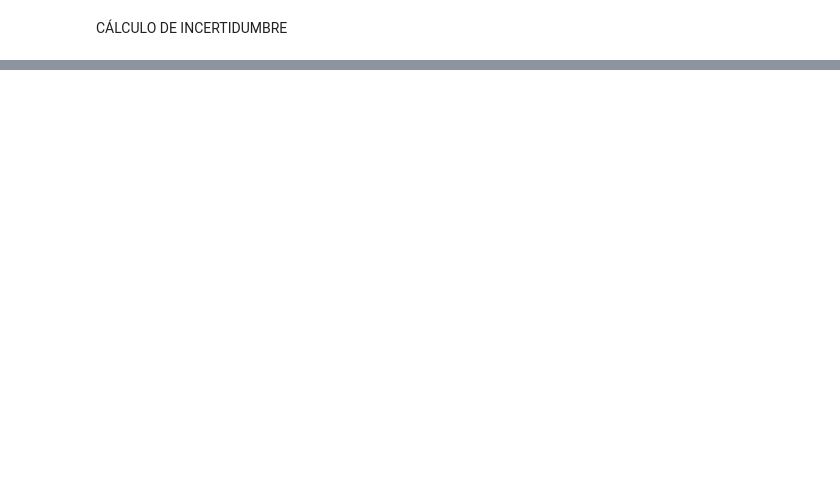
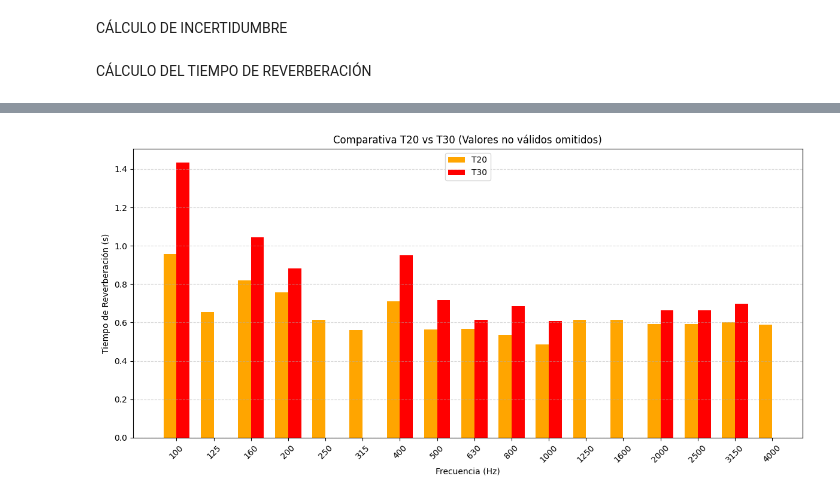
Before and after one commit to eliaslaredo/IACR_P4, a Jupyter notebook: IACR_P4.ipynb, the cells around one changed output, grey strips where cells are left out. Drawn from its saved outputs; the diff is of its cells as text; code cells hidden in the pictures; blank space fills up the shorter version.

```diff
--- a/IACR_P4.ipynb
+++ b/IACR_P4.ipynb
@@ -349,2 +417,73 @@ plt.show()
 # %% [markdown]
 CÁLCULO DE INCERTIDUMBRE
+# %% [markdown]
+CÁLCULO DEL TIEMPO DE REVERBERACIÓN
+# %%
+nombre_archivo = 'P1.wav'
+frecuencias_centrales = [100,125,160,200,250,315,400,500,630,800,1000,1250,1600,2000,2500,3150,4000]
+
+#Cargar audio
+try:
+    fs, datos_audio = wavfile.read(nombre_archivo)
+    print(f"Archivo '{nombre_archivo}' cargado correctamente. Frecuencia de muestreo: {fs} Hz, Duración: {len(datos_audio)/fs:.2f} s")
+except Exception as e:
+    print(f"Error al cargar el archivo '{nombre_archivo}': {e}")
+
+#listas para guardar resultados
+valores_t20 = []
+valores_t30 = []
+
+if len(datos_audio) > 0:
+
+    print(f"{'Frec (Hz)':<10} | {'T20 (s)':<10} | {'T30 (s)':<10}")
+
+
+    for fc in frecuencias_centrales:
+        #Definir banda
+        f_inf = fc * (2 ** (-1/6))
+        f_sup = fc * (2 ** (1/6))
+
+        #Filtrar
+        sos = crear_filtro_pasobanda(f_inf, f_sup, fs)
+        señal_filtrada = signal.sosfilt(sos, datos_audio)
+
+        # Integración
+        curva = integracion_schroeder(señal_filtrada)
+
+        # calcular T20 y T30
+        res_t20 = calcular_t60(curva, fs, tipo='T20')
+        res_t30 = calcular_t60(curva, fs, tipo='T30')
+
+        valores_t20.append(res_t20)
+        valores_t30.append(res_t30)
+
+        # Si es 0, mostramos un guion "-"
+        str_t20 = f"{res_t20:.3f}" if res_t20 > 0 else "---"
+        str_t30 = f"{res_t30:.3f}" if res_t30 > 0 else "---"
+
+        print(f"{fc:<10} | {str_t20:<10} | {str_t30:<10}")
+
+
+    # Gráfica comparativa T20 y T30
+    plt.figure(figsize=(12, 6))
+    x = np.arange(len(frecuencias_centrales))
+    ancho = 0.35
+
+    v_t20_plot = np.array(valores_t20, dtype=float)
+    v_t20_plot[v_t20_plot == 0] = np.nan
+
+    v_t30_plot = np.array(valores_t30, dtype=float)
+    v_t30_plot[v_t30_plot == 0] = np.nan
+
+    plt.bar(x - ancho/2, v_t20_plot, ancho, label='T20', color='orange')
+    plt.bar(x + ancho/2, v_t30_plot, ancho, label='T30', color='red')
+
+    plt.xticks(x, frecuencias_centrales, rotation=45)
+    plt.xlabel('Frecuencia (Hz)')
+    plt.ylabel('Tiempo de Reverberación (s)')
+    plt.title('Comparativa T20 vs T30 (Valores no válidos omitidos)')
+    plt.legend()
+    plt.grid(axis='y', linestyle='--', alpha=0.5)
+    plt.tight_layout()
+    plt.show()
+# %% [output]
@@ -350,0 +509 @@ CÁLCULO DE INCERTIDUMBRE
+[figure, added]
```
Also changed, not shown: parts of 5 cells of this notebook.
